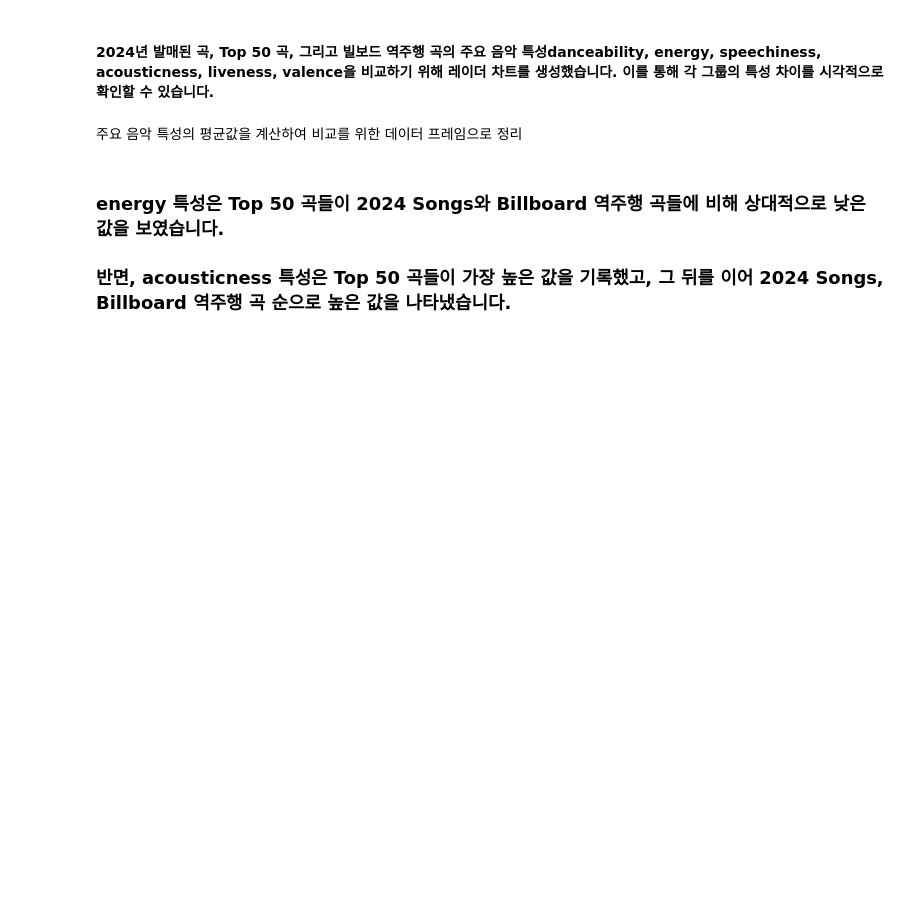
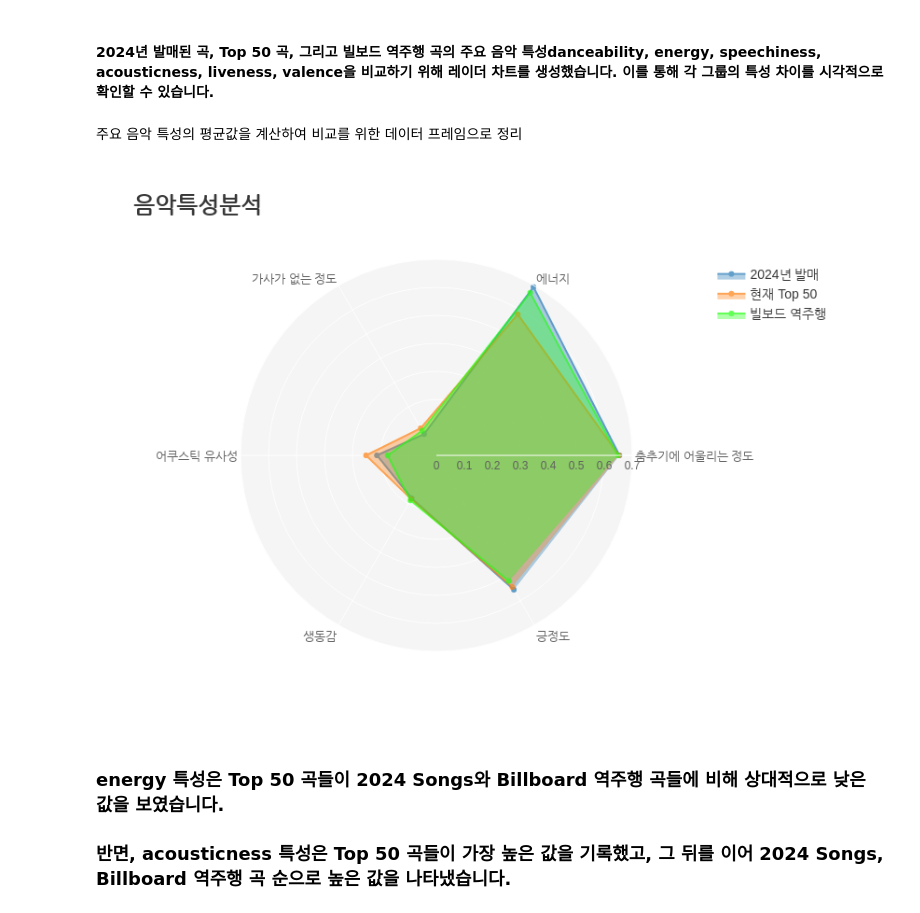
Before and after one commit to joonone2/music-analysis, a Jupyter notebook: billboard.ipynb, the cells around one changed output. Drawn from its saved outputs; the diff is of its cells as text; code cells hidden in the pictures; blank space fills up the shorter version.

```diff
--- a/billboard.ipynb
+++ b/billboard.ipynb
@@ -321,6 +321,8 @@ feat_cols = ['춤추기에 어울리는 정도', '에너지', '가사가 없는
 mean_vals = pd.concat([mean_vals_2024, mean_vals_top50, mean_vals_reverse], axis=1).T
 mean_vals.columns = feat_cols  # 열 이름을 feat_cols로 설정
 # %%
+import plotly.graph_objects as go
+
 # Plotly를 사용한 레이더 차트 생성
 fig = go.Figure(
     data=[
@@ -351,35 +353,37 @@ fig = go.Figure(
     ],
     layout=go.Layout(
         title=go.layout.Title(
             text='음악특성분석',
-            font=dict(size=24, color='rgb(56, 56, 56)')
+            font=dict(size=24, color='rgb(56, 56, 56)', family="Arial", weight="bold")
         ),
         polar=dict(
             radialaxis=dict(
                 visible=True,
                 range=[0, 0.7],  # 특성 값의 범위
                 tickfont=dict(size=12, color='rgb(96, 96, 96)')
             ),
             angularaxis=dict(
                 tickfont=dict(size=13, color='rgb(96, 96, 96)')
             ),
             bgcolor='rgb(245, 245, 245)'  # 배경 색상
         ),
         showlegend=True,
         legend=dict(
             font=dict(size=14, color='rgb(56, 56, 56)')
         )
     )
 )
 
 # 차트 크기 설정
 fig.update_layout(
     width=800,  # 너비
     height=600  # 높이
 )
 
 # 차트 표시
-fig.show(renderer="svg")
+fig.show(renderer="png")
+# %% [output]
+[figure, added]
 # %% [markdown]
 ### **energy** 특성은 **Top 50** 곡들이 **2024 Songs**와 **Billboard** 역주행 곡들에 비해 상대적으로 낮은 값을 보였습니다.
 ### 반면, **acousticness** 특성은 **Top 50** 곡들이 가장 높은 값을 기록했고, 그 뒤를 이어 **2024 Songs**, **Billboard** 역주행 곡 순으로 높은 값을 나타냈습니다.
```
Also changed, not shown: 1 other file.
